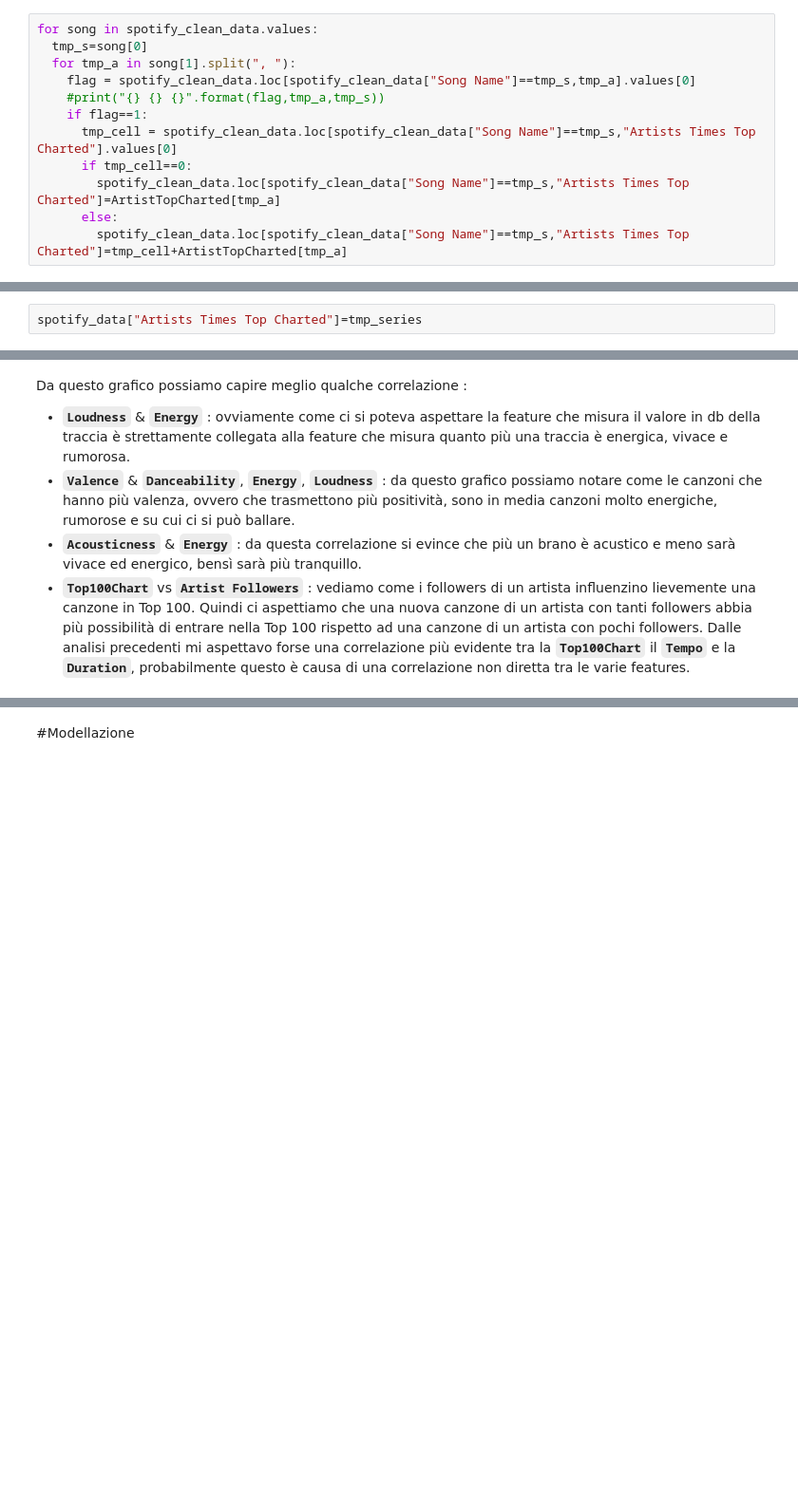
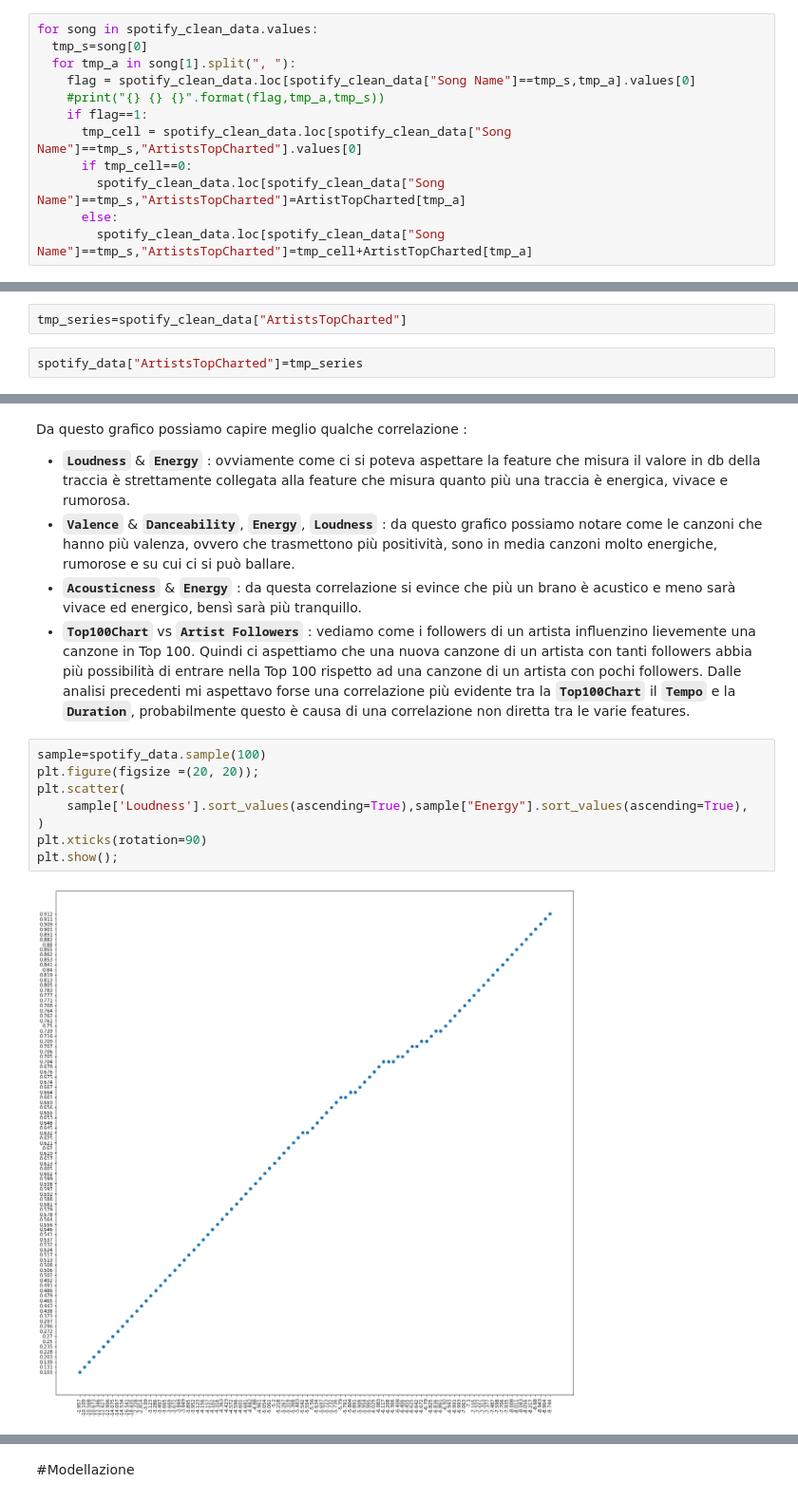
Before and after one commit to SimoRega/ProgettoDataIntensive, a Jupyter notebook: ProgettoDataIntensiveRega.ipynb, the cells around one changed output, grey strips where cells are left out. Shown at 95% size. Saved outputs shown, nothing was run; the diff lists cells and outputs as text; blank space fills up the shorter version.

```diff
--- a/ProgettoDataIntensiveRega.ipynb
+++ b/ProgettoDataIntensiveRega.ipynb
@@ -304,8 +306,8 @@ for song in spotify_clean_data.values:
     flag = spotify_clean_data.loc[spotify_clean_data["Song Name"]==tmp_s,tmp_a].values[0]
     #print("{} {} {}".format(flag,tmp_a,tmp_s))
     if flag==1:
-      tmp_cell = spotify_clean_data.loc[spotify_clean_data["Song Name"]==tmp_s,"Artists Times Top Charted"].values[0]
+      tmp_cell = spotify_clean_data.loc[spotify_clean_data["Song Name"]==tmp_s,"ArtistsTopCharted"].values[0]
       if tmp_cell==0:
-        spotify_clean_data.loc[spotify_clean_data["Song Name"]==tmp_s,"Artists Times Top Charted"]=ArtistTopCharted[tmp_a]
+        spotify_clean_data.loc[spotify_clean_data["Song Name"]==tmp_s,"ArtistsTopCharted"]=ArtistTopCharted[tmp_a]
       else:
-        spotify_clean_data.loc[spotify_clean_data["Song Name"]==tmp_s,"Artists Times Top Charted"]=tmp_cell+ArtistTopCharted[tmp_a]
+        spotify_clean_data.loc[spotify_clean_data["Song Name"]==tmp_s,"ArtistsTopCharted"]=tmp_cell+ArtistTopCharted[tmp_a]
@@ -314,5 +314,7 @@ tmp_series=spotify_clean_data["Artists Times Top Charted"]
-# %%
-spotify_data["Artists Times Top Charted"]=tmp_series
+# %%
+tmp_series=spotify_clean_data["ArtistsTopCharted"]
+# %%
+spotify_data["ArtistsTopCharted"]=tmp_series
 # %% [markdown]
 #Analisi dei Dati
 # %%
@@ -413,3 +414,13 @@ Da questo grafico possiamo capire meglio qualche correlazione :
 *   **`Acousticness`** & **`Energy`** : da questa correlazione si evince che più un brano è acustico e meno sarà vivace ed energico, bensì sarà più tranquillo.
 *   **`Top100Chart`** vs **`Artist Followers`** : vediamo come i followers di un artista influenzino lievemente una canzone in Top 100. Quindi ci aspettiamo che una nuova canzone di un artista con tanti followers abbia più possibilità di entrare nella Top 100 rispetto ad una canzone di un artista con pochi followers.
 Dalle analisi precedenti mi aspettavo forse una correlazione più evidente tra la **`Top100Chart`** il **`Tempo`** e la **`Duration`**, probabilmente questo è causa di una correlazione non diretta tra le varie features.
+# %%
+sample=spotify_data.sample(100)
+plt.figure(figsize =(20, 20));
+plt.scatter(
+    sample['Loudness'].sort_values(ascending=True),sample["Energy"].sort_values(ascending=True),
+)
+plt.xticks(rotation=90)
+plt.show();
+# %% [output]
+[figure, added]
```
Also changed, not shown: parts of 24 cells of this notebook.
